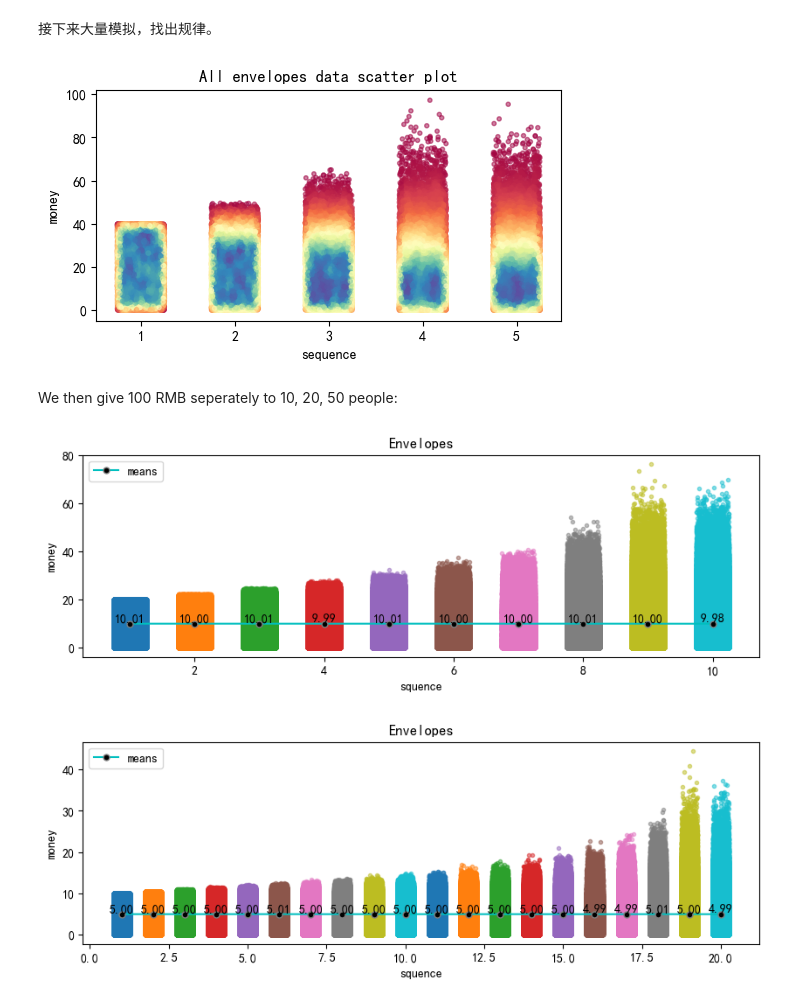
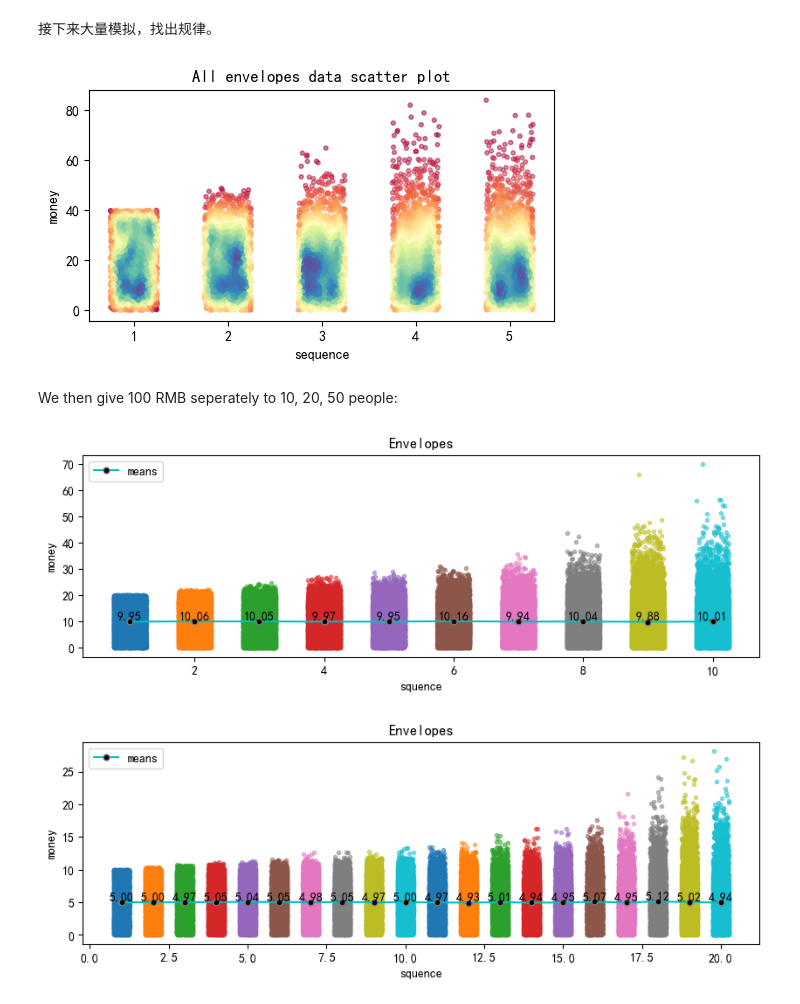
Before and after one commit to qinchao2022/SI140A-project, a Jupyter notebook: main.ipynb, the cells around one changed output. Cells and saved outputs as stored; diff of their text form; code cells hidden in the pictures.

```diff
--- a/main.ipynb
+++ b/main.ipynb
@@ -211,36 +211,44 @@ Due to shortage of money, we can hardly get large samples of envelopes, but the
 # %%
 from scipy.stats import gaussian_kde
 
-envelopes = generate_envelopes(100, 5, 20000)
+# envelopes = generate_envelopes(100, 5, 20000)
+envelopes = generate_envelopes(100, 5, 2000)
+
 plt.figure(figsize=(6,3))
 plt.xlabel("sequence")
 plt.ylabel("money")
 for i in range(5):
-    x = np.random.random(20000)
+    # x = np.random.random(20000)
+    x = np.random.random(2000)
     x = x / 2 + i + 0.75
     xy = np.vstack([x,envelopes[i]])
     z = gaussian_kde(xy)(xy)
     plt.scatter(x, envelopes[i], c=z, marker='.', alpha=0.5, cmap='Spectral')
 plt.title("All envelopes data scatter plot")
 plt.show()
 
 # about 16s
 # %% [output]
-[figure, old version]
+[figure, new version]
 # %% [markdown]
 We then give 100 RMB seperately to 10, 20, 50 people:
 # %%
-envelopes_10 = generate_envelopes(100, 10, 1000000)
-draw_envelope_graph(envelopes_10, 10, 1000000)
+# envelopes_10 = generate_envelopes(100, 10, 1000000)
+# draw_envelope_graph(envelopes_10, 10, 1000000)
+
+envelopes_10 = generate_envelopes(100, 10, 10000)
+draw_envelope_graph(envelopes_10, 10, 10000)
 
 # about 1 min
 # %% [output]
-[figure, old version]
+[figure, new version]
 # %%
-envelopes_20 = generate_envelopes(100, 20, 500000)
-draw_envelope_graph(envelopes_20, 20, 500000)
+# envelopes_20 = generate_envelopes(100, 20, 500000)
+# draw_envelope_graph(envelopes_20, 20, 500000)
+envelopes_20 = generate_envelopes(100, 20, 5000)
+draw_envelope_graph(envelopes_20, 20, 5000)
 
 # about 1 min
 # %% [output]
-[figure, old version]
+[figure, new version]
 # %%
```
Also changed, not shown: parts of 12 cells of this notebook, 1 other file.
